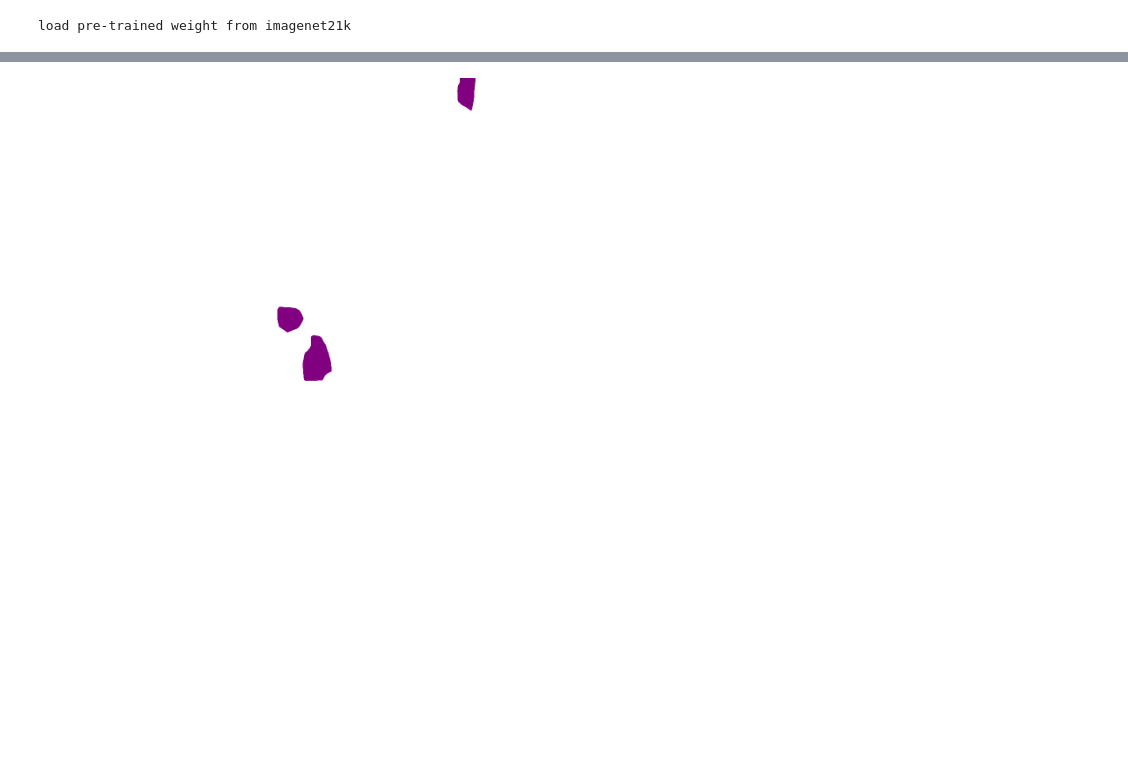
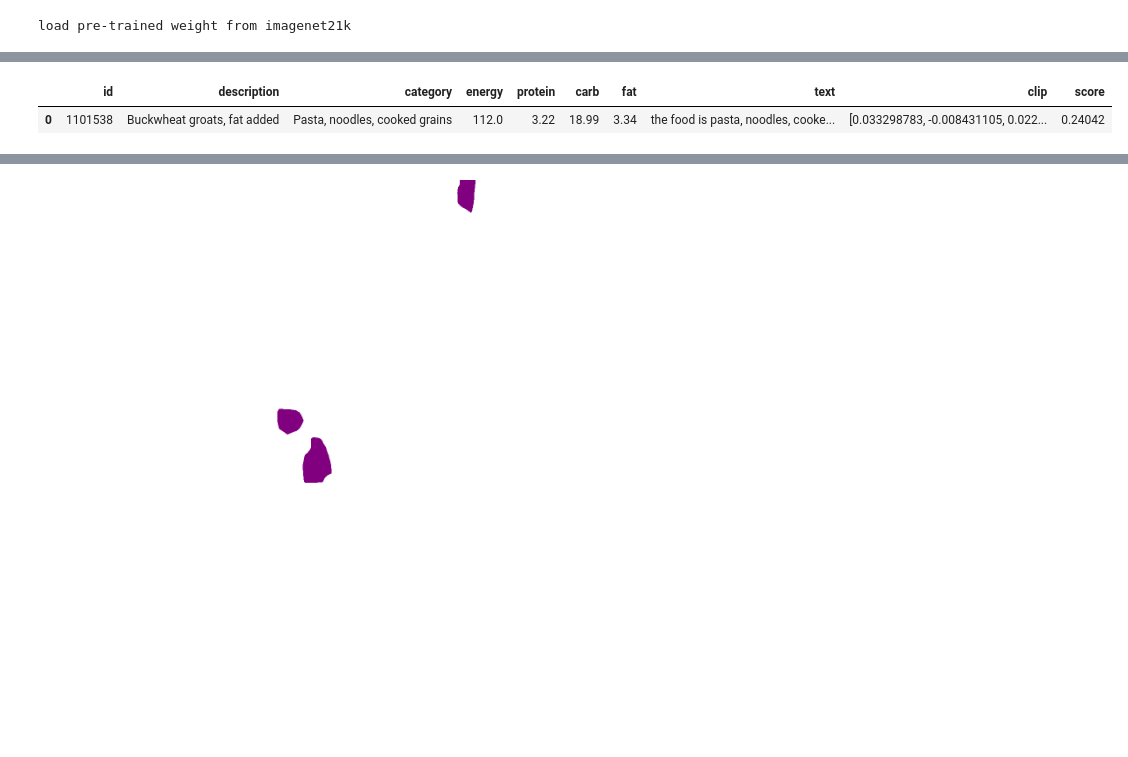
Before and after one commit to DmitriyG228/food, a Jupyter notebook: 00_nbs/check_perfomance.ipynb, the cells around one changed output, grey strips where cells are left out. Drawn from its saved outputs; the diff is of its cells as text; code cells hidden in the pictures; blank space fills up the shorter version.

```diff
--- a/00_nbs/check_perfomance.ipynb
+++ b/00_nbs/check_perfomance.ipynb
@@ -35,0 +76,5 @@ photo_id = photo_ids[-14]
+# %%
+search_clip(url,foods,food_clips)[1]
+# %% [output]
+|  | id | description | category | energy | protein | carb | fat | text | clip | score |
+| 0 | 1101538 | Buckwheat groats, fat added | Pasta, noodles, cooked grains | 112.0 | 3.22 | 18.99 | 3.34 | the food is pasta, noodles, cooke... | [0.033298783, -0.008431105, 0.022... | 0.24042 |
```
Also changed, not shown: parts of 22 cells of this notebook, 2 other files.
